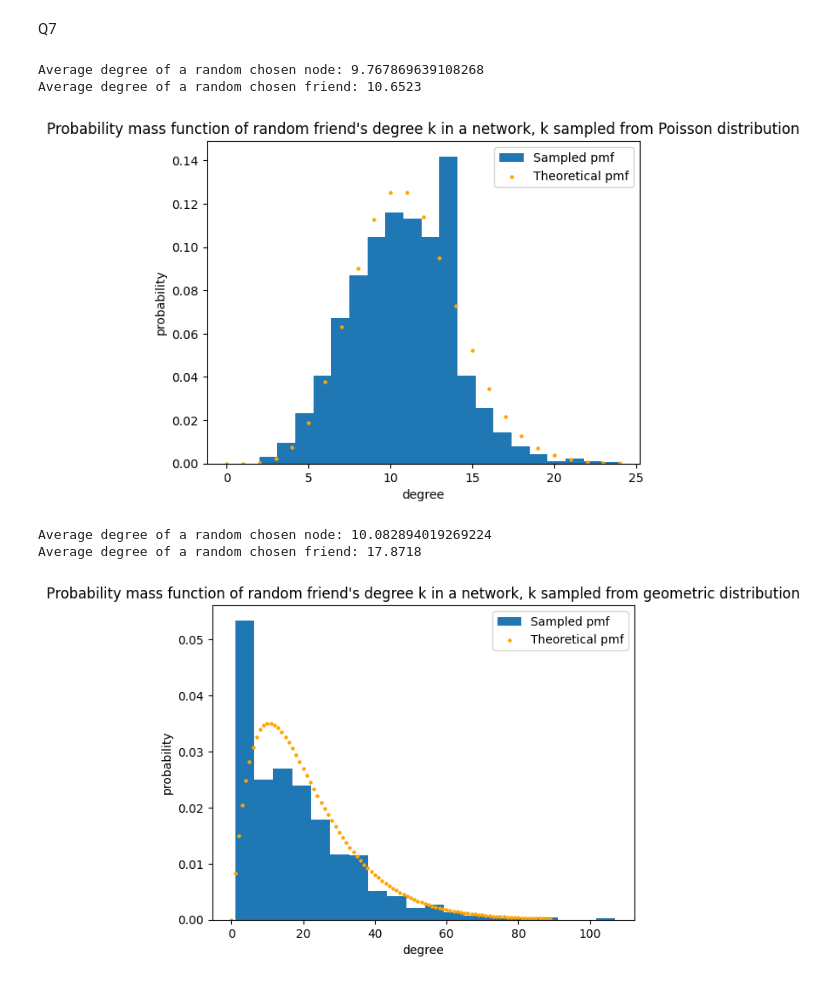
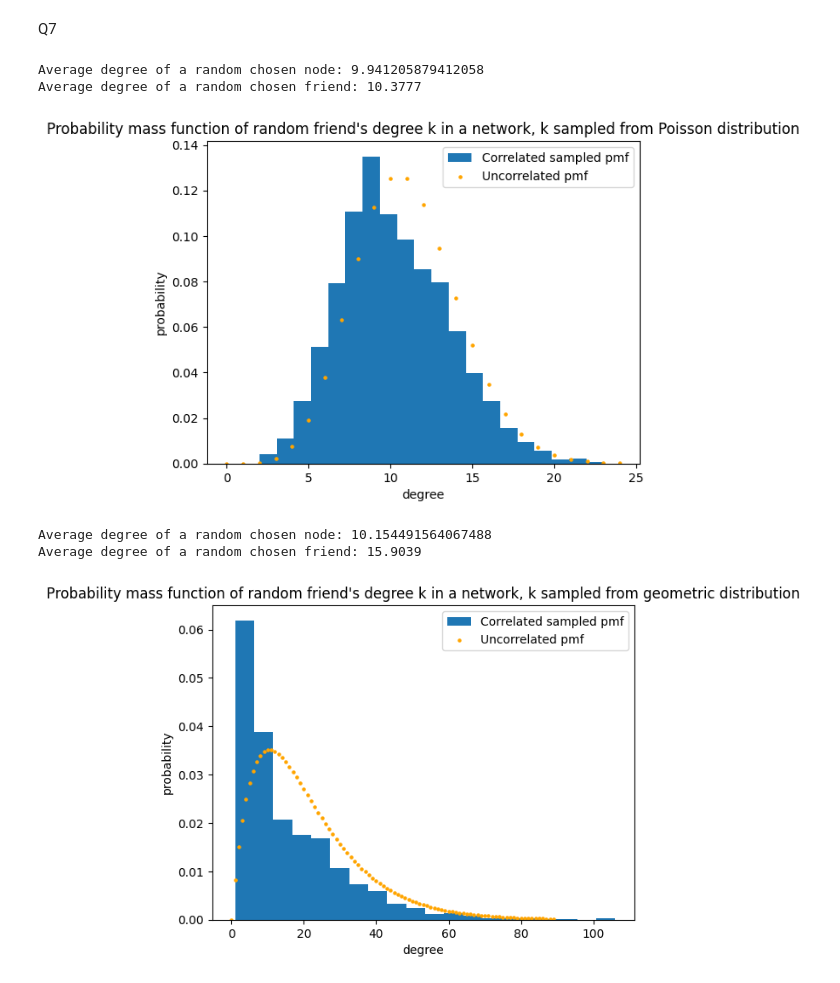
Before and after one commit to ChloeYiu/Network-Friendship-Disease, a Jupyter notebook: week_two.ipynb, the cells around one changed output. Saved outputs shown, nothing was run; the diff lists cells and outputs as text; code cells hidden in the pictures.

```diff
--- a/week_two.ipynb
+++ b/week_two.ipynb
@@ -137,7 +151,7 @@ i_list, j_list = [], []
 for _ in range(10000):
     i = np.random.randint(0, n)
     while not len(geometric.neighbors(i)): # the node has no friend
-        i_list.append
+        i_list.append(0)
         i = np.random.randint(0, n)
     j = random.choices(list(geometric.neighbors(i)), k=1)[0]
 
@@ -262,11 +276,11 @@ def lightly_shuffle(lst, shuffle_factor):
 
     return lst
 
-def split_by_freq(lst):
+def split_by_freq(lst, split_factor):
     freq_counter = Counter(lst)
     sorted_items = sorted(freq_counter.items(), key=lambda x: x[1], reverse=True)
-    half = len(sorted_items)//4 * 3
-    more_freq_items, less_freq_items = sorted_items[:half], sorted_items[half+1:]
+    split = math.floor(len(sorted_items) * split_factor)
+    more_freq_items, less_freq_items = sorted_items[:split], sorted_items[split+1:]
     more_freq_sorted_list, less_freq_sorted_list = [], []
     for item, freq in list(more_freq_items):
         more_freq_sorted_list.extend([item] * freq)
@@ -276,12 +290,12 @@ def split_by_freq(lst):
     return more_freq_sorted_list, less_freq_sorted_list
 
 class Correlated_Poisson_Network(Network):
-    def __init__(self, num_nodes, k_avg, shuffle_factor = 0.1):
+    def __init__(self, num_nodes, k_avg, shuffle_factor = 0.1, split_factor = 0.5):
         super().__init__(num_nodes)
 
         S = np.array([i for i in range(num_nodes) for _ in range(np.random.poisson(k_avg))])
 
-        more_freq, less_freq = split_by_freq(S)
+        more_freq, less_freq = split_by_freq(S, split_factor)
         more_freq = np.random.permutation(more_freq)
         less_freq = np.random.permutation(less_freq)
 
@@ -302,12 +316,12 @@ class Correlated_Poisson_Network(Network):
                 self.add_edge(i, j)
 
 class Correlated_Geometric_Network(Network):
-    def __init__(self, num_nodes, k_avg, shuffle_factor = 0.1):
+    def __init__(self, num_nodes, k_avg, shuffle_factor = 0.1, split_factor = 0.5):
         super().__init__(num_nodes)
 
         S = np.array([i for i in range(num_nodes) for _ in range(np.random.geometric(1 / (k_avg + 1))-1)])
 
-        more_freq, less_freq = split_by_freq(S)
+        more_freq, less_freq = split_by_freq(S, split_factor)
         more_freq = np.random.permutation(more_freq)
         less_freq = np.random.permutation(less_freq)
 
@@ -329,41 +343,41 @@ class Correlated_Geometric_Network(Network):
 # %%
 correlated_poisson = Correlated_Poisson_Network(n, k_avg)
 i_list, j_list = [], []
 
 for _ in range(10000):
     i = np.random.randint(0, n)
     while not len(correlated_poisson.neighbors(i)): # the node has no friend
         i_list.append(0)
         i = np.random.randint(0, n)
     j = random.choices(list(correlated_poisson.neighbors(i)), k=1)[0]
 
     i_list.append(len(correlated_poisson.neighbors(i)))
     j_list.append(len(correlated_poisson.neighbors(j)))
 
 print(f"Average degree of a random chosen node: {np.average(i_list)}")
 print(f"Average degree of a random chosen friend: {np.average(j_list)}")
 
 
 degree_list = np.arange(0, 25, 1)
 p_list = scipy.stats.poisson.pmf(degree_list, k_avg)
 q_list = degree_list*p_list / k_avg
 
-plt.hist(j_list, bins=20, density=True, label="Sampled pmf")
-plt.scatter(degree_list, q_list, color="orange", label="Theoretical pmf", s=5)
+plt.hist(j_list, bins=20, density=True, label="Correlated sampled pmf")
+plt.scatter(degree_list, q_list, color="orange", label="Uncorrelated pmf", s=5)
 plt.title("Probability mass function of random friend's degree k in a network, k sampled from Poisson distribution")
 plt.xlabel("degree")
 plt.ylabel("probability")
 plt.legend()
 plt.show()
 # %% [output]
-Average degree of a random chosen node: 9.767869639108268
-Average degree of a random chosen friend: 10.6523
+Average degree of a random chosen node: 9.941205879412058
+Average degree of a random chosen friend: 10.3777
-[figure, old version]
+[figure, new version]
 # %%
 correlated_geometric = Correlated_Geometric_Network(n, k_avg)
 i_list, j_list = [], []
 
-for _ in range(10000):
+for _ in range(n):
     i = np.random.randint(0, n)
     while not len(correlated_geometric.neighbors(i)): # the node has no friend
         i_list.append(0)
@@ -376,19 +390,18 @@ for _ in range(10000):
 print(f"Average degree of a random chosen node: {np.average(i_list)}")
 print(f"Average degree of a random chosen friend: {np.average(j_list)}")
 
-
 degree_list = np.arange(0, 90, 1)
 p_list = scipy.stats.geom.pmf(degree_list + 1, p)
 q_list = degree_list*p_list / k_avg
 
-plt.hist(j_list, bins=20, density=True, label="Sampled pmf")
-plt.scatter(degree_list, q_list, color="orange", label="Theoretical pmf", s=5)
+plt.hist(j_list, bins=20, density=True, label="Correlated sampled pmf")
+plt.scatter(degree_list, q_list, color="orange", label="Uncorrelated pmf", s=5)
 plt.title("Probability mass function of random friend's degree k in a network, k sampled from geometric distribution")
 plt.xlabel("degree")
 plt.ylabel("probability")
 plt.legend()
 plt.show()
 # %% [output]
-Average degree of a random chosen node: 10.082894019269224
-Average degree of a random chosen friend: 17.8718
+Average degree of a random chosen node: 10.154491564067488
+Average degree of a random chosen friend: 15.9039
-[figure, old version]
+[figure, new version]
```
Also changed, not shown: parts of 14 cells of this notebook, 3 other files.
